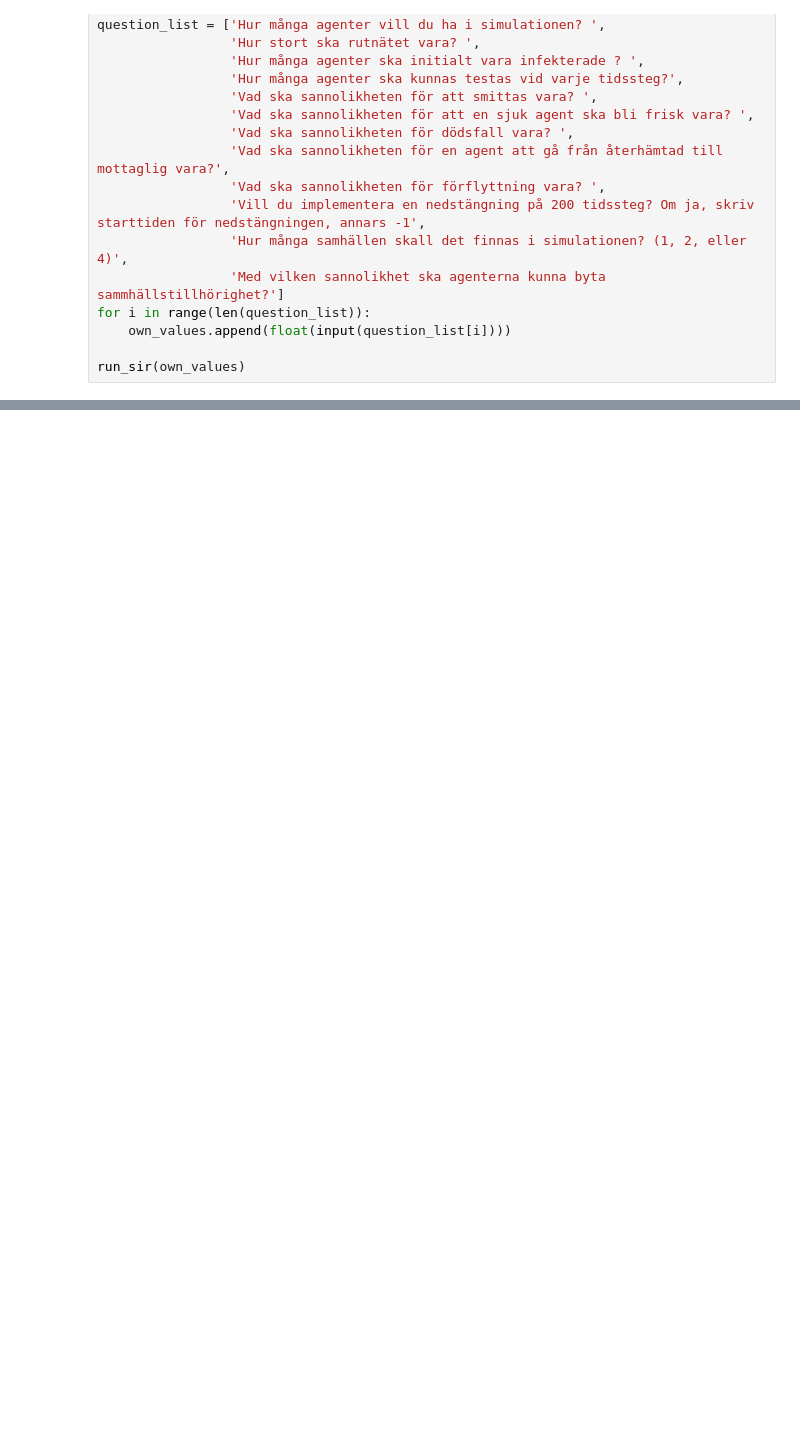
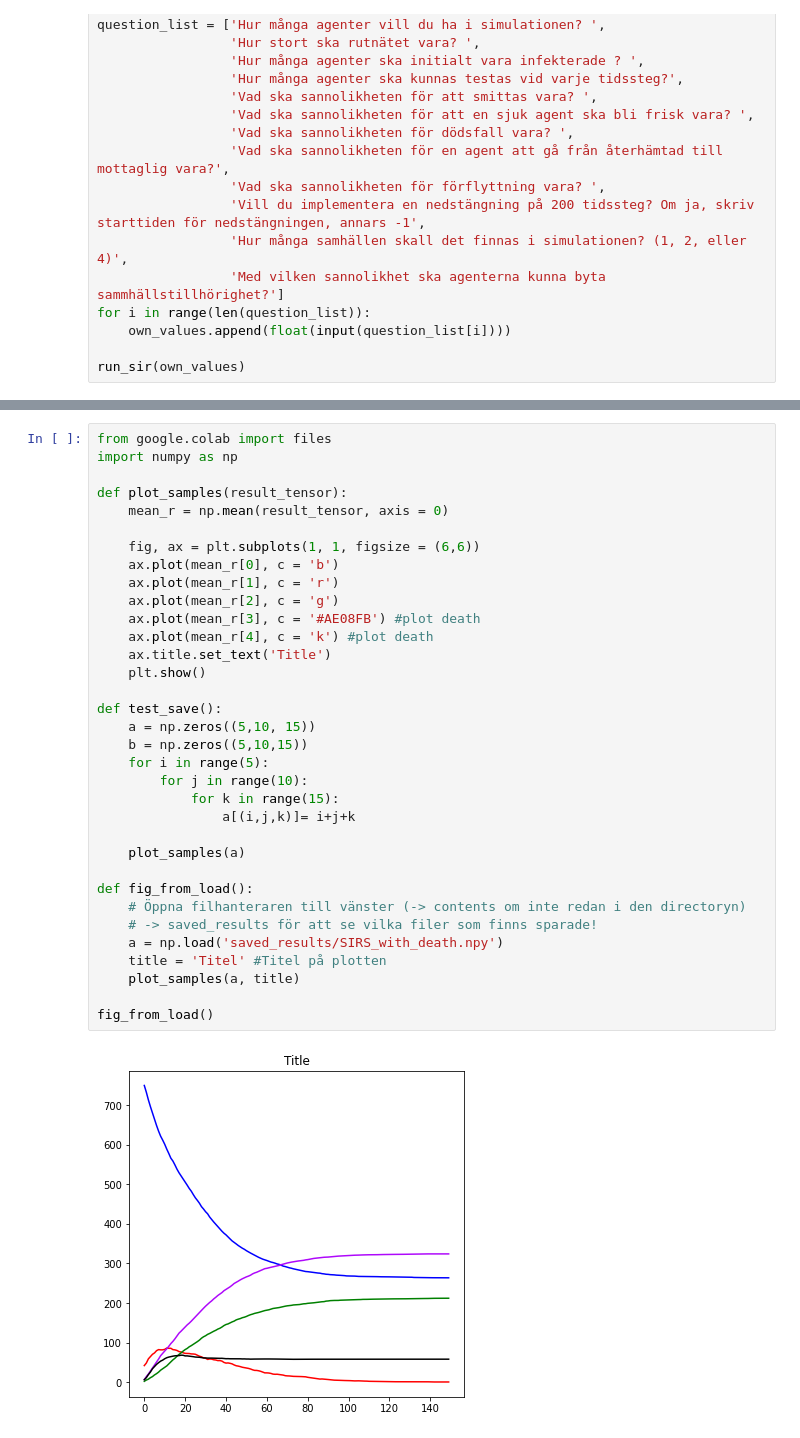
Before and after one commit to BQ-QB/Epidemic-Containment-Strategy-Modell, a Jupyter notebook: Result_gathering_sir_colab.ipynb, the cells around one changed output, grey strips where cells are left out. Cells and saved outputs as stored; diff of their text form; blank space fills up the shorter version.

Commit message:
resultat insamlat

```diff
--- a/Result_gathering_sir_colab.ipynb
+++ b/Result_gathering_sir_colab.ipynb
@@ -704,0 +908,36 @@ INFO:tensorflow:Assets written to: saved_models/my_model/assets
+# %%
+from google.colab import files
+import numpy as np
+
+def plot_samples(result_tensor):
+    mean_r = np.mean(result_tensor, axis = 0)
+
+    fig, ax = plt.subplots(1, 1, figsize = (6,6))
+    ax.plot(mean_r[0], c = 'b')
+    ax.plot(mean_r[1], c = 'r')
+    ax.plot(mean_r[2], c = 'g')
+    ax.plot(mean_r[3], c = '#AE08FB') #plot death
+    ax.plot(mean_r[4], c = 'k') #plot death
+    ax.title.set_text('Title')
+    plt.show()
+
+def test_save():
+    a = np.zeros((5,10, 15))
+    b = np.zeros((5,10,15))
+    for i in range(5):
+        for j in range(10):
+            for k in range(15):
+                a[(i,j,k)]= i+j+k
+
+    plot_samples(a)
+
+def fig_from_load():
+    # Öppna filhanteraren till vänster (-> contents om inte redan i den directoryn)
+    # -> saved_results för att se vilka filer som finns sparade!
+    a = np.load('saved_results/SIRS_with_death.npy')
+    title = 'Titel' #Titel på plotten
+    plot_samples(a, title)
+
+fig_from_load()
+# %% [output]
+[figure, added]
```
Also changed, not shown: parts of 9 cells of this notebook.
